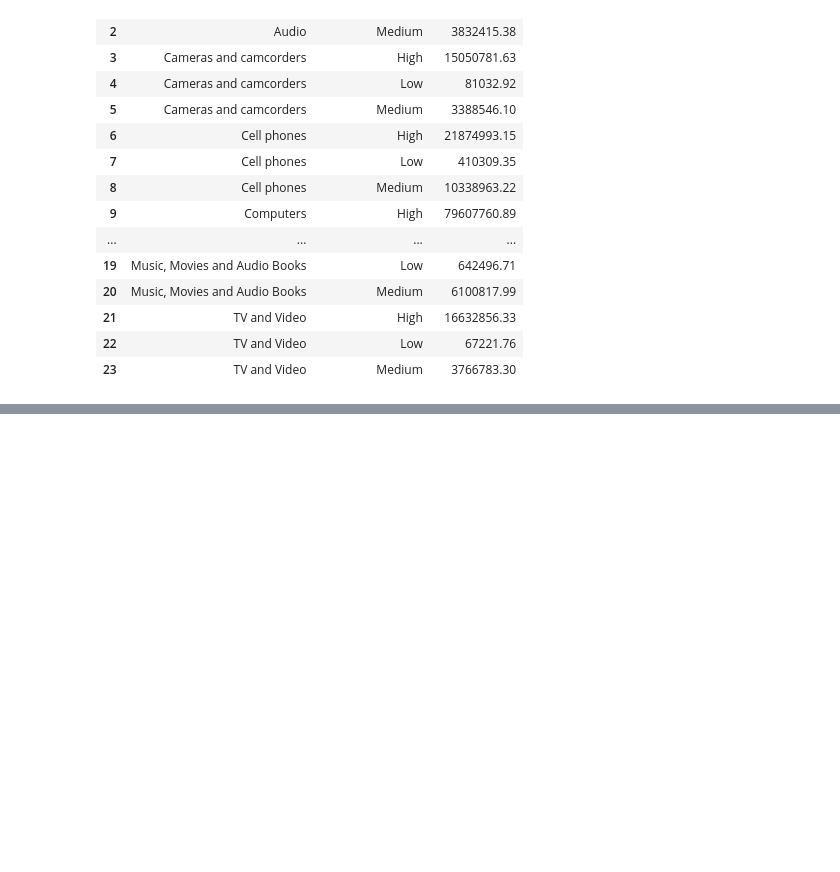
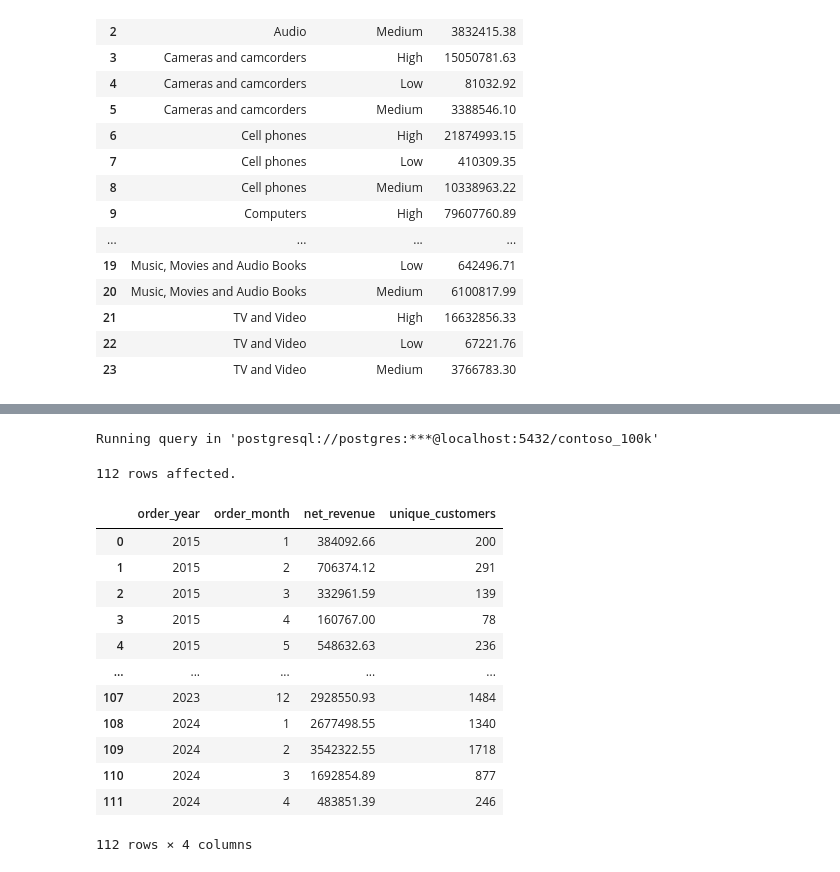
Before and after one commit to guyewen/PostgreSQL_Project, a Jupyter notebook: Google_Colab/Examples_with_Google_Colab.ipynb, the cells around one changed output, grey strips where cells are left out. Cells and saved outputs as stored; diff of their text form; code cells hidden in the pictures; blank space fills up the shorter version.

```diff
--- a/Google_Colab/Examples_with_Google_Colab.ipynb
+++ b/Google_Colab/Examples_with_Google_Colab.ipynb
@@ -322,0 +404,30 @@ Running query in 'postgresql://postgres:***@localhost:5432/contoso_100k'
+# %%
+%%sql
+
+-- formating DATETIME with seperate year and month
+SELECT
+  EXTRACT(YEAR FROM s.orderdate) AS order_year,
+  EXTRACT(MONTH FROM s.orderdate) AS order_month,
+  SUM(s.quantity * s.netprice * s.exchangerate) AS net_revenue,
+  COUNT(DISTINCT s.customerkey) AS unique_customers
+FROM
+  sales s
+GROUP BY
+  order_year,
+  order_month
+# %% [output]
+Running query in 'postgresql://postgres:***@localhost:5432/contoso_100k'
+112 rows affected.
+|  | order_year | order_month | net_revenue | unique_customers |
+| 0 | 2015 | 1 | 384092.66 | 200 |
+| 1 | 2015 | 2 | 706374.12 | 291 |
+| 2 | 2015 | 3 | 332961.59 | 139 |
+| 3 | 2015 | 4 | 160767.00 | 78 |
+| 4 | 2015 | 5 | 548632.63 | 236 |
+| ... | ... | ... | ... | ... |
+| 107 | 2023 | 12 | 2928550.93 | 1484 |
+| 108 | 2024 | 1 | 2677498.55 | 1340 |
+| 109 | 2024 | 2 | 3542322.55 | 1718 |
+| 110 | 2024 | 3 | 1692854.89 | 877 |
+| 111 | 2024 | 4 | 483851.39 | 246 |
+112 rows × 4 columns
```
Also changed, not shown: parts of 7 cells of this notebook.
